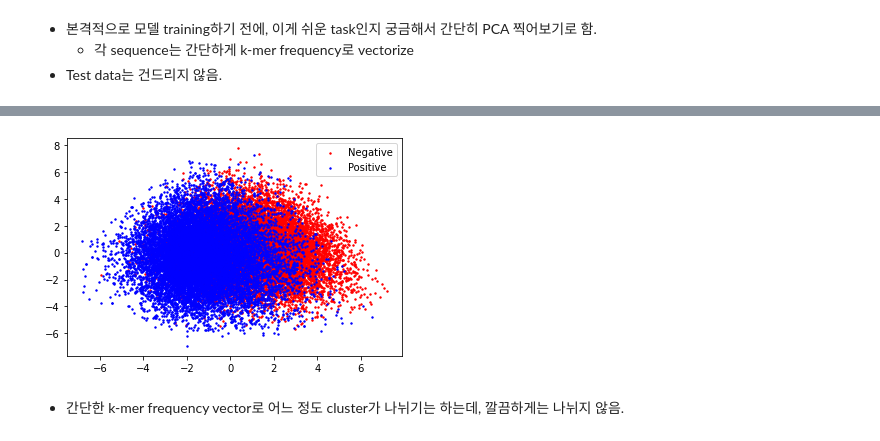
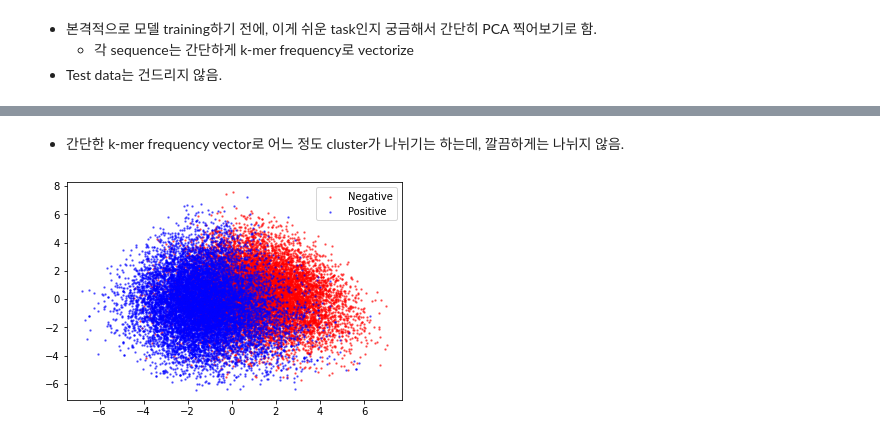
Before and after one commit to DanYeong-Lee/bioinfo1-project, a Jupyter notebook: my_proj/eda.ipynb, the cells around one changed output, grey strips where cells are left out. Saved outputs shown, nothing was run; the diff lists cells and outputs as text; code cells hidden in the pictures.

```diff
--- a/my_proj/eda.ipynb
+++ b/my_proj/eda.ipynb
@@ -67,12 +57,12 @@ array([[-3.12671279, -1.82736185],
-# %%
-pca = PCA(n_components=2)
-pc = pca.fit_transform(StandardScaler().fit_transform(kmer_vectors))
-
-plt.scatter(pc[df.index[df.target == 0], 0], pc[df.index[df.target == 0], 1], s=2, label="Negative", c="r")
-plt.scatter(pc[df.index[df.target == 1], 0], pc[df.index[df.target == 1], 1], s=2, label="Positive", c="b")
-plt.legend()
-plt.show()
-# %% [output]
-[figure, removed]
 # %% [markdown]
 - 간단한 k-mer frequency vector로 어느 정도 cluster가 나뉘기는 하는데, 깔끔하게는 나뉘지 않음.
+# %%
+pca = PCA(n_components=2)
+pc = pca.fit_transform(StandardScaler().fit_transform(kmer_vectors))
+
+plt.scatter(pc[df.index[df.target == 0], 0], pc[df.index[df.target == 0], 1], s=2, alpha=0.5, label="Negative", c="r")
+plt.scatter(pc[df.index[df.target == 1], 0], pc[df.index[df.target == 1], 1], s=2, alpha=0.5, label="Positive", c="b")
+plt.legend()
+plt.show()
+# %% [output]
+[figure, added]
```
Also changed, not shown: parts of 2 cells of this notebook, 3 other files.
